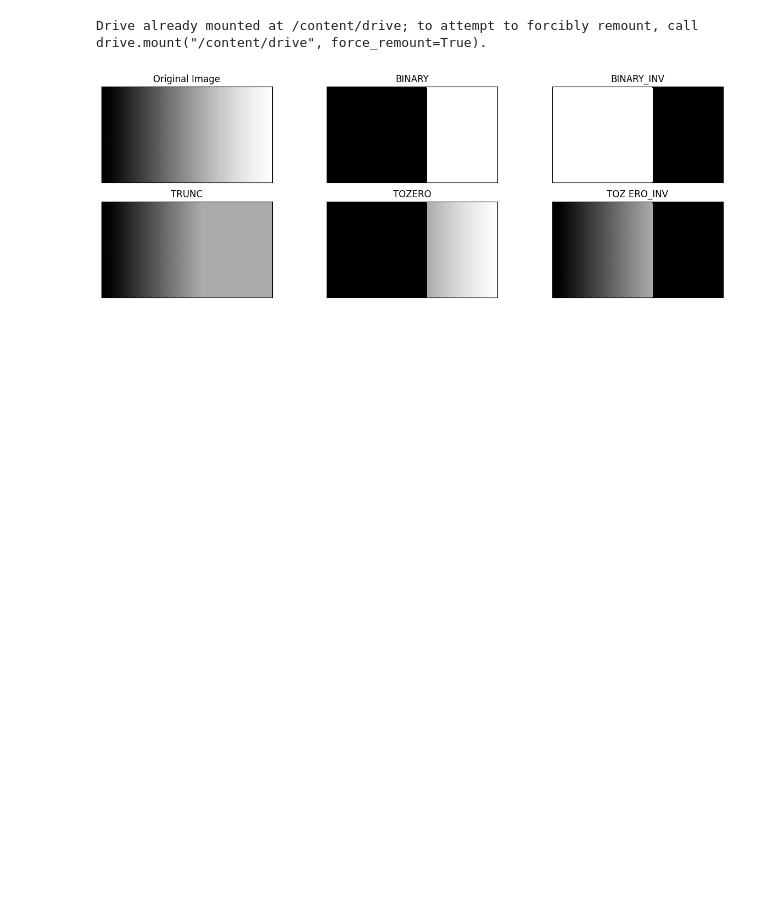
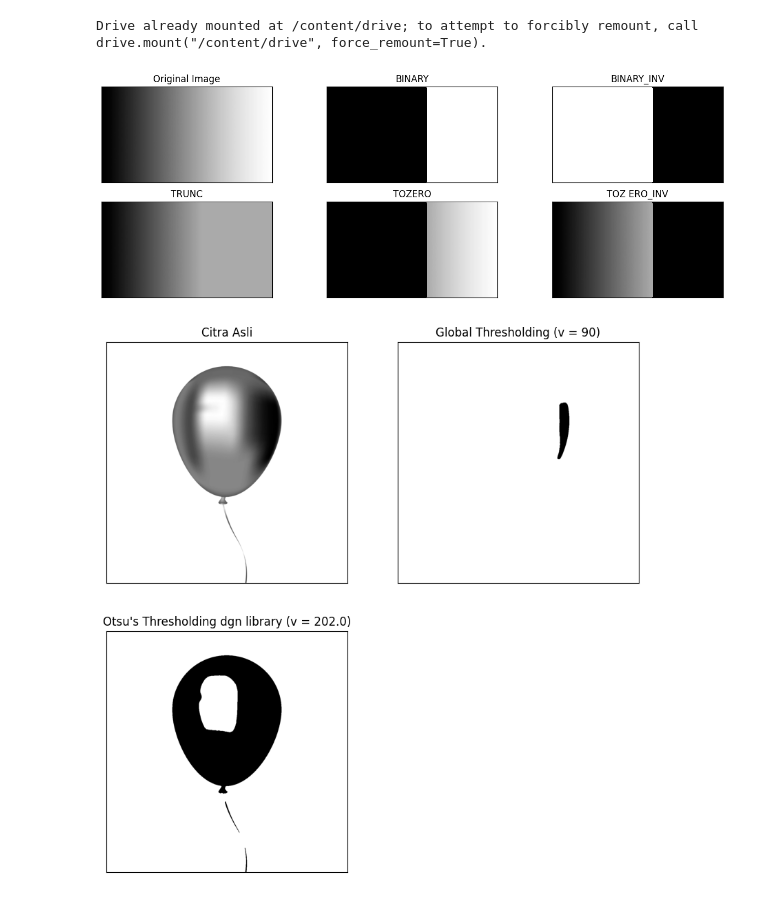
Before and after one commit to novita824/PCVK_Genap_2023, a Jupyter notebook: Week11.ipynb, the cells around one changed output. Drawn from its saved outputs; the diff is of its cells as text; code cells hidden in the pictures; blank space fills up the shorter version.

```diff
--- a/Week11.ipynb
+++ b/Week11.ipynb
@@ -42,3 +42,24 @@ for i in range(len(images)) :
 plt.show()
 # %% [output]
 [figure]
+# %%
+filename = ('/content/drive/MyDrive/ballon.png')
+citra = cv.medianBlur(cv.imread(filename),5)
+blur = cv.cvtColor(citra, cv.COLOR_BGR2GRAY)
+
+ret,th1 = cv.threshold(blur,90,255,cv.THRESH_BINARY)
+ret2,th2 = cv.threshold(blur,0,255,cv.THRESH_BINARY+cv.THRESH_OTSU)
+
+x = ("Otsu's Thresholding dgn library (v = ")+str(ret2)+")"
+titles = ['Citra Asli', 'Global Thresholding (v = 90)', x]
+citra2 = [blur, th1, th2]
+
+plt.figure(figsize = (10,10))
+for i in range(len(citra2)):
+  plt.subplot(2,2,i+1),plt.imshow(citra2[i],'gray')
+  plt.title(titles[i])
+  plt.xticks([]),plt.yticks([])
+
+plt.show()
+# %% [output]
+[figure, added]
```
Also changed, not shown: parts of 2 cells of this notebook.
